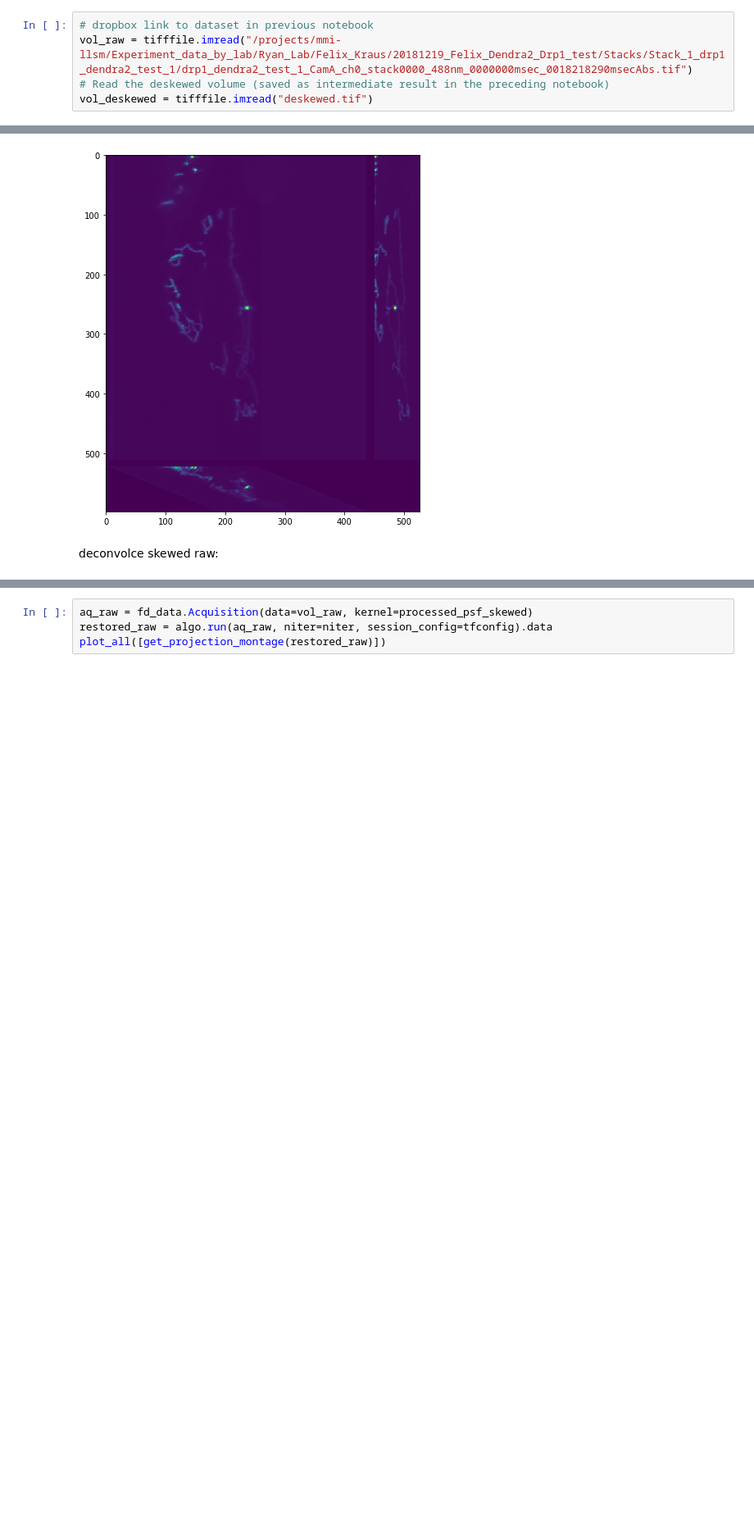
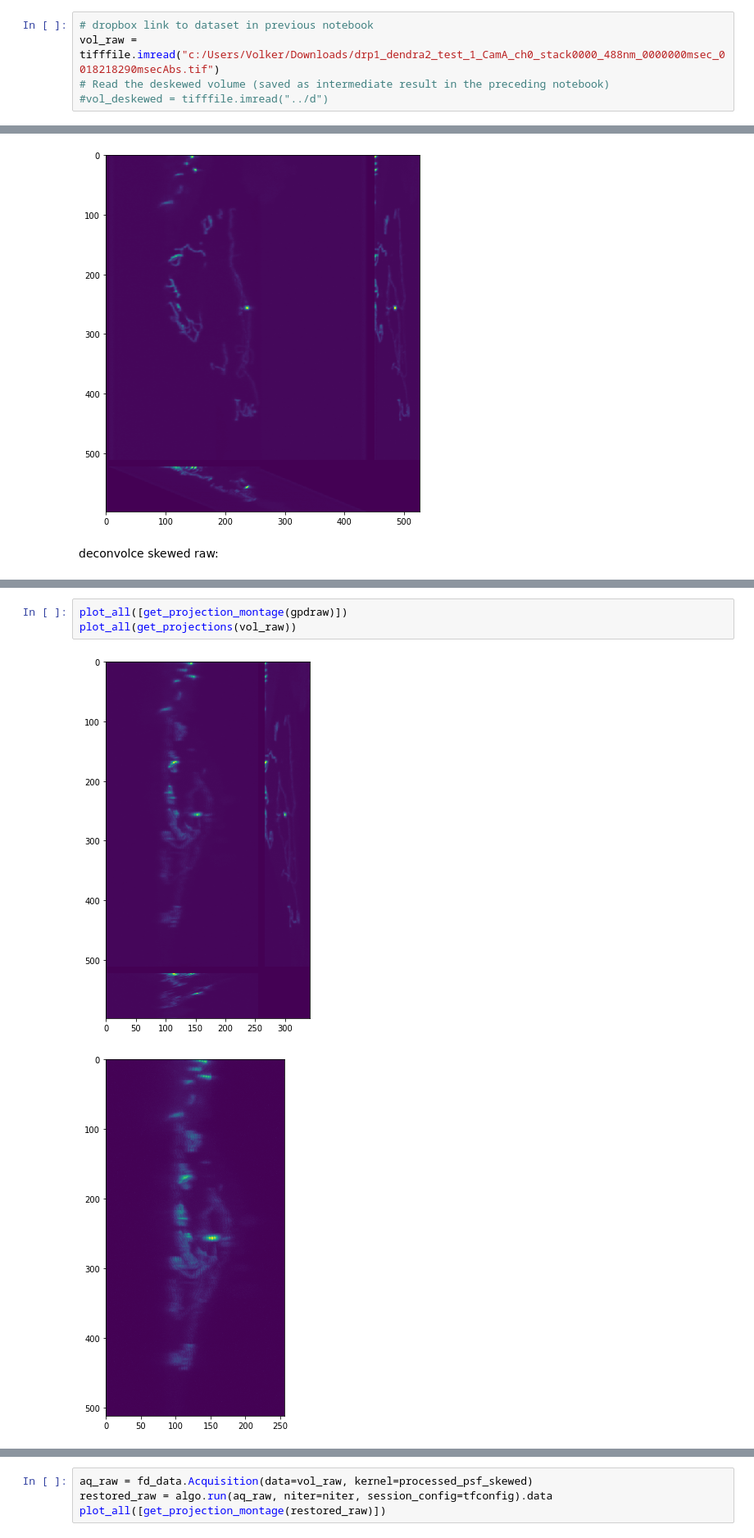
Before and after one commit to VolkerH/Lattice_Lightsheet_Deskew_Deconv, a Jupyter notebook: examples/01_Lattice_Light_Sheet_Deconvolution.ipynb, the cells around one changed output, grey strips where cells are left out. Shown: that part at 82% size. Saved outputs shown, nothing was run; the diff lists cells and outputs as text; blank space fills up the shorter version.

Commit message:
working on test branch with deconvolution using deconvolution_gputools.py

```diff
--- a/examples/01_Lattice_Light_Sheet_Deconvolution.ipynb
+++ b/examples/01_Lattice_Light_Sheet_Deconvolution.ipynb
@@ -89,9 +89,9 @@ plot_all([get_projection_montage(psf)])
 * Deskewed volume:
 # %%
 # dropbox link to dataset in previous notebook
-vol_raw = tifffile.imread("/projects/mmi-llsm/Experiment_data_by_lab/Ryan_Lab/Felix_Kraus/20181219_Felix_Dendra2_Drp1_test/Stacks/Stack_1_drp1_dendra2_test_1/drp1_dendra2_test_1_CamA_ch0_stack0000_488nm_0000000msec_0018218290msecAbs.tif")
+vol_raw = tifffile.imread("c:/Users/Volker/Downloads/drp1_dendra2_test_1_CamA_ch0_stack0000_488nm_0000000msec_0018218290msecAbs.tif")
 # Read the deskewed volume (saved as intermediate result in the preceding notebook)
-vol_deskewed = tifffile.imread("deskewed.tif")
+#vol_deskewed = tifffile.imread("../d")
 # %% [markdown]
 ## Parameters
 
@@ -289,0 +289,6 @@ deconvolce skewed raw:
+# %%
+plot_all([get_projection_montage(gpdraw)])
+plot_all(get_projections(vol_raw))
+# %% [output]
+[figure, added]
+[figure, added]
```
Also changed, not shown: parts of 9 cells of this notebook, 4 other files.
